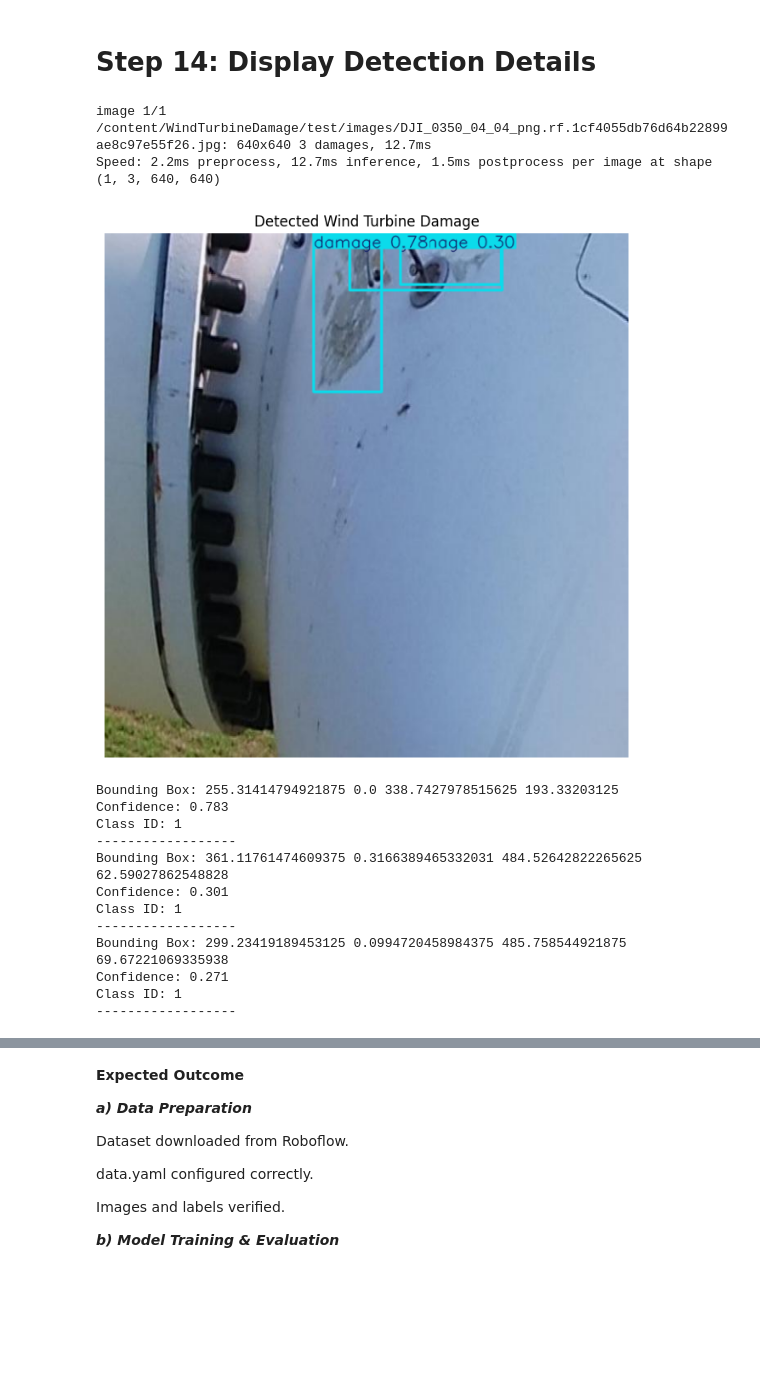
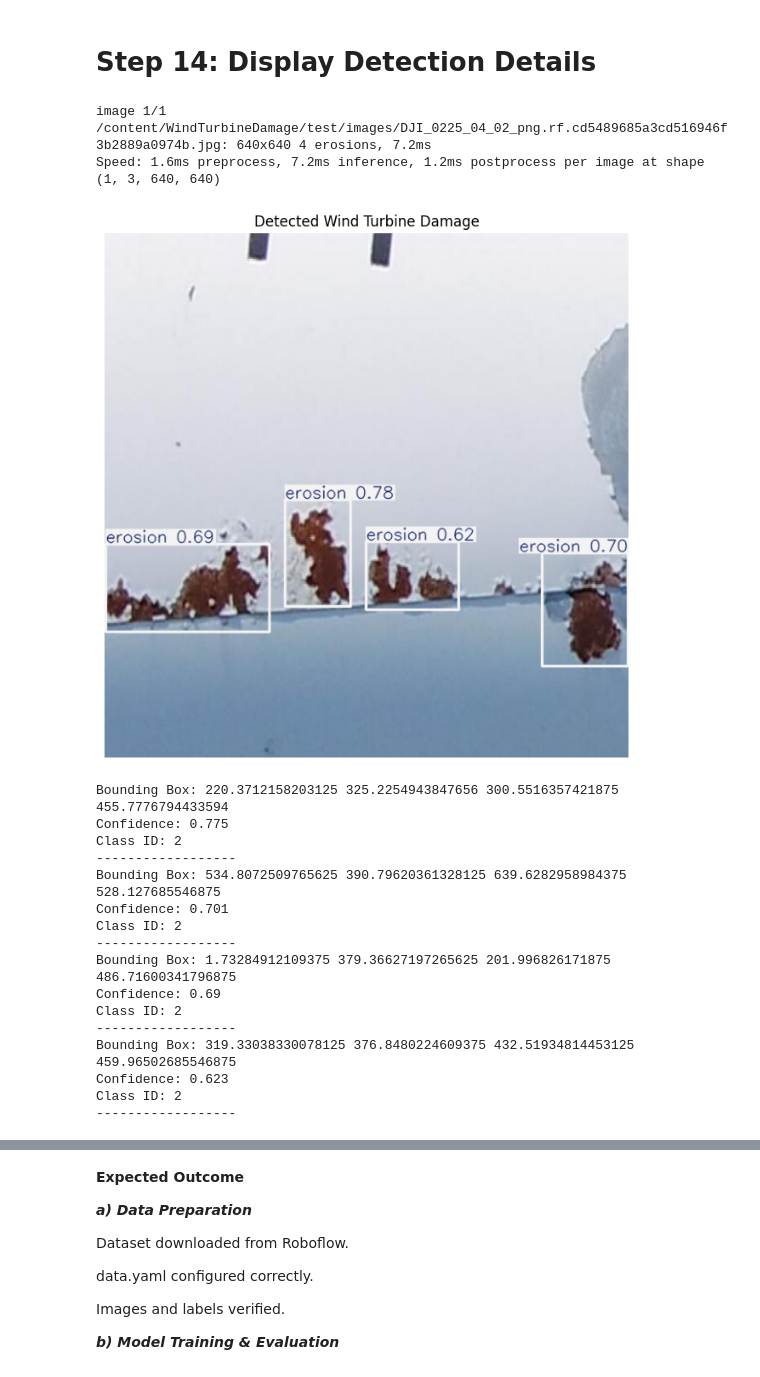
Before and after one commit to replysantosh-lang/ECARComputerVissionGenAI, a Jupyter notebook: AI_08_QuestionNo8_colab.ipynb, the cells around one changed output, grey strips where cells are left out. Cells and saved outputs as stored; diff of their text form; code cells hidden in the pictures; blank space fills up the shorter version.

```diff
--- a/AI_08_QuestionNo8_colab.ipynb
+++ b/AI_08_QuestionNo8_colab.ipynb
@@ -428,7 +391,7 @@ from ultralytics import YOLO
 #)
 
 best_model = YOLO(
-    "/content/runs/detect/WindTurbine_Project/Damage_Detection/weights/best.pt"
+    "/content/runs/detect/WindTurbine_Project/Damage_Detection-2/weights/best.pt"
 )
 # %% [markdown]
 **Explanation : The best-performing model saved during training is loaded for inference.**
@@ -543,53 +515,50 @@ Speed: 1.8ms preprocess, 7.9ms inference, 1.7ms postprocess per image at shape (
 # Step 14: Display Detection Details
 # %%
 results = detect_damage(
-    model_path="/content/runs/detect/WindTurbine_Project/Damage_Detection/weights/best.pt",
-    #image_path="/content/WindTurbineDamage/test/images/DJI_0010_03_05_png.rf.3c27c0c4c47071574c6a27d83d992dba.jpg"
-    image_path="/content/WindTurbineDamage/test/images/DJI_0350_04_04_png.rf.1cf4055db76d64b22899ae8c97e55f26.jpg"
-)
-
-#results = detect_damage(
-#    "runs/detect/train/weights/best.pt",
-#    "test_image.jpg"
-#)
+    model_path="/content/runs/detect/WindTurbine_Project/Damage_Detection-2/weights/best.pt",
+    image_path="/content/WindTurbineDamage/test/images/DJI_0225_04_02_png.rf.cd5489685a3cd516946f3b2889a0974b.jpg")
 
 for box in results[0].boxes:
 
     x1, y1, x2, y2 = box.xyxy[0]
 
     confidence = float(box.conf[0])
 
     cls = int(box.cls[0])
 
     print("Bounding Box:",
           x1.item(),
           y1.item(),
           x2.item(),
           y2.item())
 
     print("Confidence:",
           round(confidence,3))
 
     print("Class ID:",
           cls)
 
     print("------------------")
 # %% [output]
-image 1/1 /content/WindTurbineDamage/test/images/DJI_0350_04_04_png.rf.1cf4055db76d64b22899ae8c97e55f26.jpg: 640x640 3 damages, 12.7ms
-Speed: 2.2ms preprocess, 12.7ms inference, 1.5ms postprocess per image at shape (1, 3, 640, 640)
+image 1/1 /content/WindTurbineDamage/test/images/DJI_0225_04_02_png.rf.cd5489685a3cd516946f3b2889a0974b.jpg: 640x640 4 erosions, 7.2ms
+Speed: 1.6ms preprocess, 7.2ms inference, 1.2ms postprocess per image at shape (1, 3, 640, 640)
-[figure, old version]
+[figure, new version]
-Bounding Box: 255.31414794921875 0.0 338.7427978515625 193.33203125
-Confidence: 0.783
-Class ID: 1
+Bounding Box: 220.3712158203125 325.2254943847656 300.5516357421875 455.7776794433594
+Confidence: 0.775
+Class ID: 2
 ------------------
-Bounding Box: 361.11761474609375 0.3166389465332031 484.52642822265625 62.59027862548828
-Confidence: 0.301
-Class ID: 1
+Bounding Box: 534.8072509765625 390.79620361328125 639.6282958984375 528.127685546875
+Confidence: 0.701
+Class ID: 2
 ------------------
-Bounding Box: 299.23419189453125 0.0994720458984375 485.758544921875 69.67221069335938
-Confidence: 0.271
-Class ID: 1
+Bounding Box: 1.73284912109375 379.36627197265625 201.996826171875 486.71600341796875
+Confidence: 0.69
+Class ID: 2
 ------------------
+Bounding Box: 319.33038330078125 376.8480224609375 432.51934814453125 459.96502685546875
+Confidence: 0.623
+Class ID: 2
+------------------
 # %% [markdown]
 **Explanation : This step prints:**
 
```
Also changed, not shown: parts of 27 cells of this notebook.
